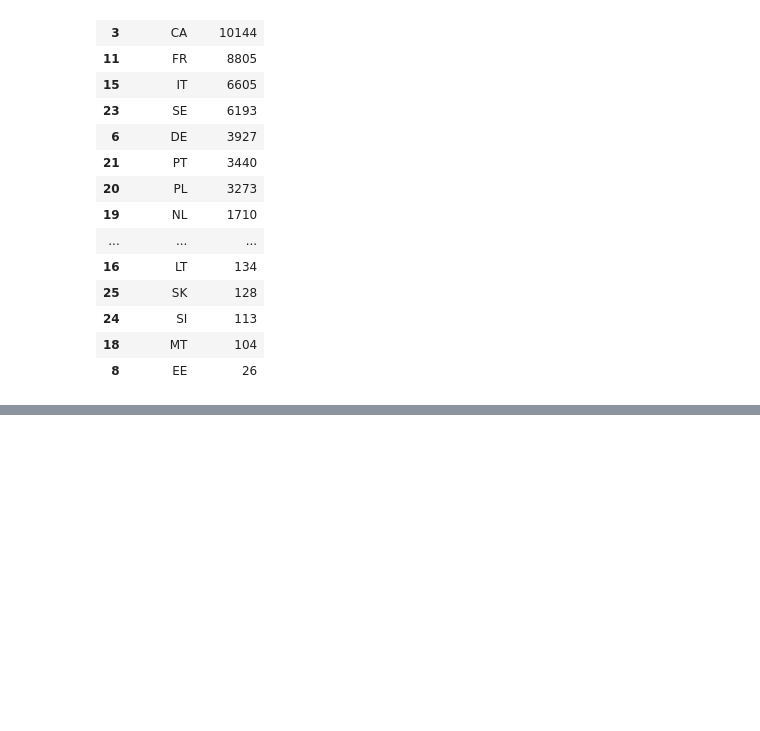
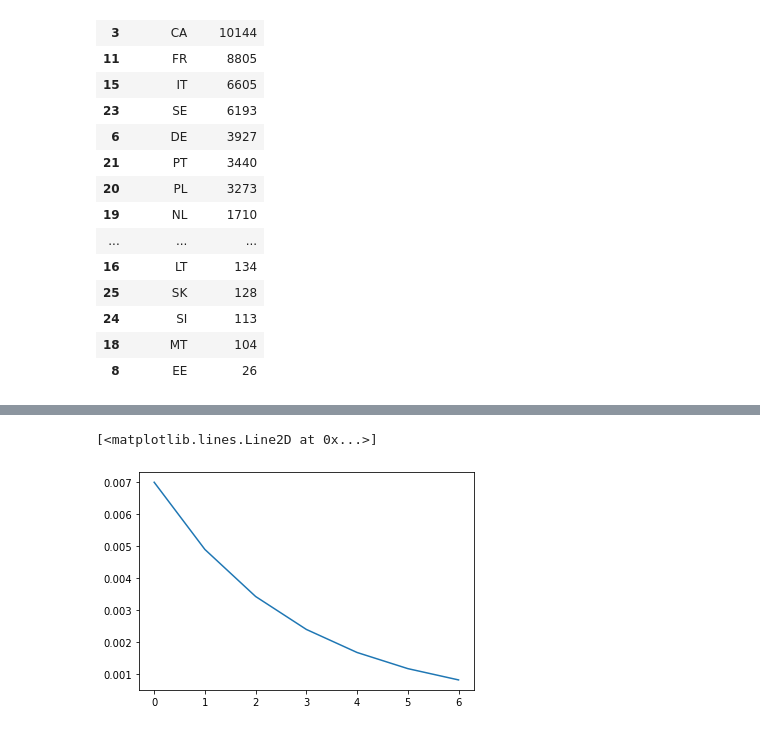
Before and after one commit to vandenbroecksebastiaan/text_geolocation, a Jupyter notebook: exploration.ipynb, the cells around one changed output, grey strips where cells are left out. Saved outputs shown, nothing was run; the diff lists cells and outputs as text; code cells hidden in the pictures; blank space fills up the shorter version.

```diff
--- a/exploration.ipynb
+++ b/exploration.ipynb
@@ -66,0 +80,12 @@ plot_prediction_target(n_points=5)
+# %%
+lr_hist = []
+lr = 0.01
+for i in range(100):
+    if i % 15 == 0:
+        lr = lr * 0.7
+        lr_hist.append(lr)
+# %%
+plt.plot(lr_hist)
+# %% [output]
+[<matplotlib.lines.Line2D at 0x...>]
+[figure, added]
```
Also changed, not shown: parts of 3 cells of this notebook, 8 other files.
